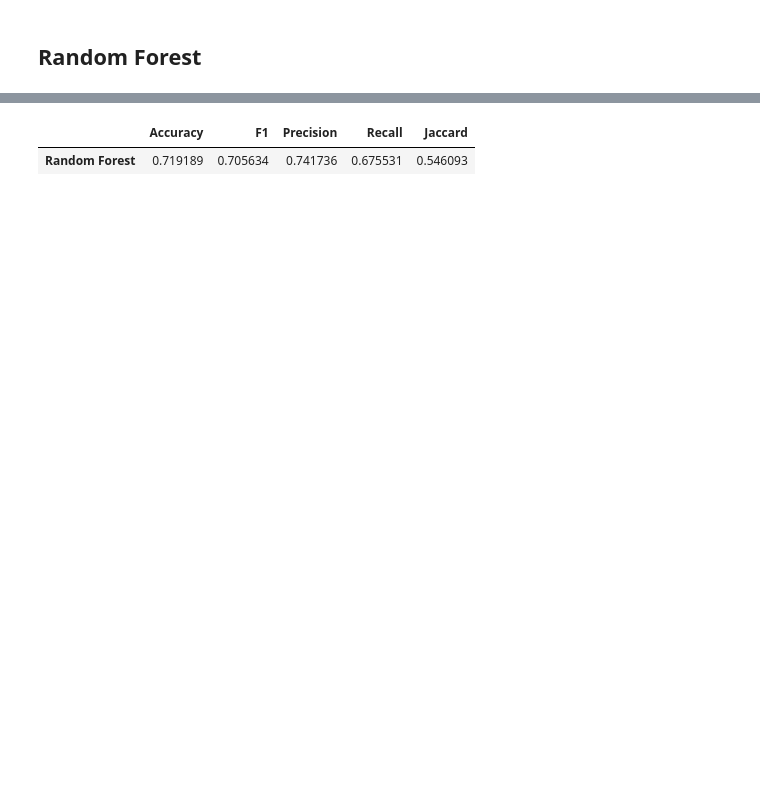
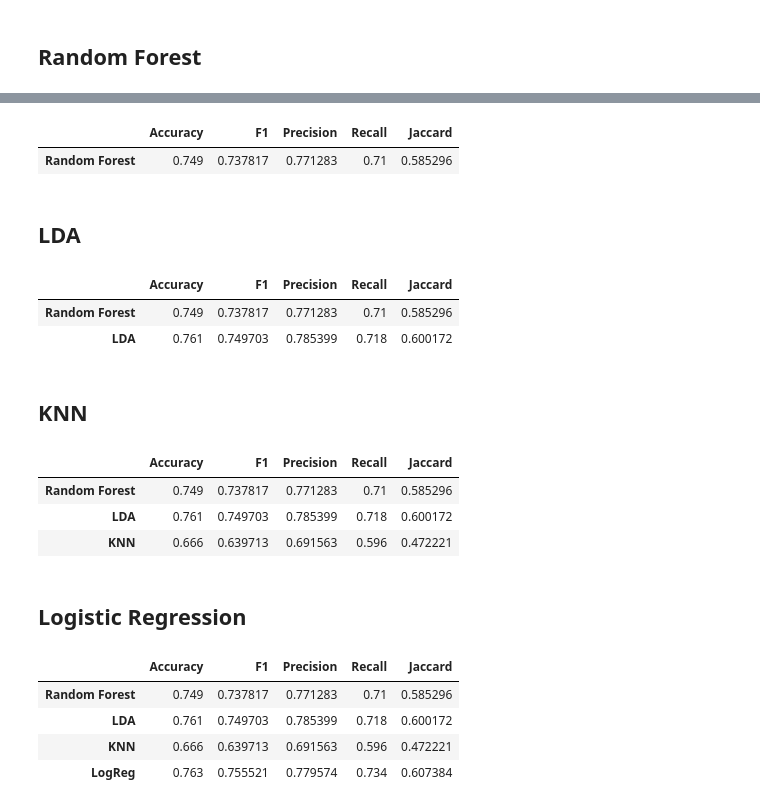
Before and after one commit to zivkovicbogdana/breast-cancer-prediction, a Jupyter notebook: analysis.ipynb, the cells around one changed output, grey strips where cells are left out. Drawn from its saved outputs; the diff is of its cells as text; code cells hidden in the pictures; blank space fills up the shorter version.

```diff
--- a/analysis.ipynb
+++ b/analysis.ipynb
@@ -119,14 +119,58 @@ precision_score:  0.4745762711864407
 # %%
 results_df = pd.DataFrame(index=[], columns= ['Accuracy', 'F1', 'Precision', 'Recall', 'Jaccard'])
 # %%
-cv = StratifiedKFold(n_splits=5, shuffle=True, random_state=42)
+def perform_cross_validation(model):
+       cv = StratifiedKFold(n_splits=5, shuffle=True, random_state=42)
 
-cross_val_results = pd.DataFrame(cross_validate(rfmodel , X_train, y_train, cv = cv,
-                            scoring = ['accuracy', 'f1', 'precision', 'recall', 'jaccard'] ))
+       cross_val_results = pd.DataFrame(cross_validate(model , X_train, y_train, cv = cv,
+                                   scoring = ['accuracy', 'f1', 'precision', 'recall', 'jaccard'] ))
 
-results_df.loc['Random Forest',:] = cross_val_results[['test_accuracy', 'test_f1',
-       'test_precision', 'test_recall', 'test_jaccard']].mean().values
-results_df
+       return cross_val_results[['test_accuracy', 'test_f1',
+              'test_precision', 'test_recall', 'test_jaccard']].mean().values
-# %% [output]
-|  | Accuracy | F1 | Precision | Recall | Jaccard |
-| Random Forest | 0.719189 | 0.705634 | 0.741736 | 0.675531 | 0.546093 |
+# %%
+results_df.loc['Random Forest',:] = perform_cross_validation(rfmodel)
+results_df
+# %% [output]
+|  | Accuracy | F1 | Precision | Recall | Jaccard |
+| Random Forest | 0.749 | 0.737817 | 0.771283 | 0.71 | 0.585296 |
+# %% [markdown]
+## LDA
+# %%
+from sklearn.discriminant_analysis import LinearDiscriminantAnalysis
+
+lda_model = LinearDiscriminantAnalysis()
+results_df.loc['LDA',:] = perform_cross_validation(lda_model)
+results_df
+# %% [output]
+|  | Accuracy | F1 | Precision | Recall | Jaccard |
+| Random Forest | 0.749 | 0.737817 | 0.771283 | 0.71 | 0.585296 |
+| LDA | 0.761 | 0.749703 | 0.785399 | 0.718 | 0.600172 |
+# %% [markdown]
+## KNN
+# %%
+from sklearn.neighbors import KNeighborsClassifier
+
+
+knn = KNeighborsClassifier(n_neighbors=5, metric='minkowski')
+results_df.loc['KNN',:] = perform_cross_validation(knn)
+results_df
+# %% [output]
+|  | Accuracy | F1 | Precision | Recall | Jaccard |
+| Random Forest | 0.749 | 0.737817 | 0.771283 | 0.71 | 0.585296 |
+| LDA | 0.761 | 0.749703 | 0.785399 | 0.718 | 0.600172 |
+| KNN | 0.666 | 0.639713 | 0.691563 | 0.596 | 0.472221 |
+# %% [markdown]
+## Logistic Regression
+# %%
+from sklearn.linear_model import LogisticRegression
+
+
+logreg = LogisticRegression(C=1)
+results_df.loc['LogReg',:] = perform_cross_validation(logreg)
+results_df
+# %% [output]
+|  | Accuracy | F1 | Precision | Recall | Jaccard |
+| Random Forest | 0.749 | 0.737817 | 0.771283 | 0.71 | 0.585296 |
+| LDA | 0.761 | 0.749703 | 0.785399 | 0.718 | 0.600172 |
+| KNN | 0.666 | 0.639713 | 0.691563 | 0.596 | 0.472221 |
+| LogReg | 0.763 | 0.755521 | 0.779574 | 0.734 | 0.607384 |
```
Also changed, not shown: parts of 3 cells of this notebook.
